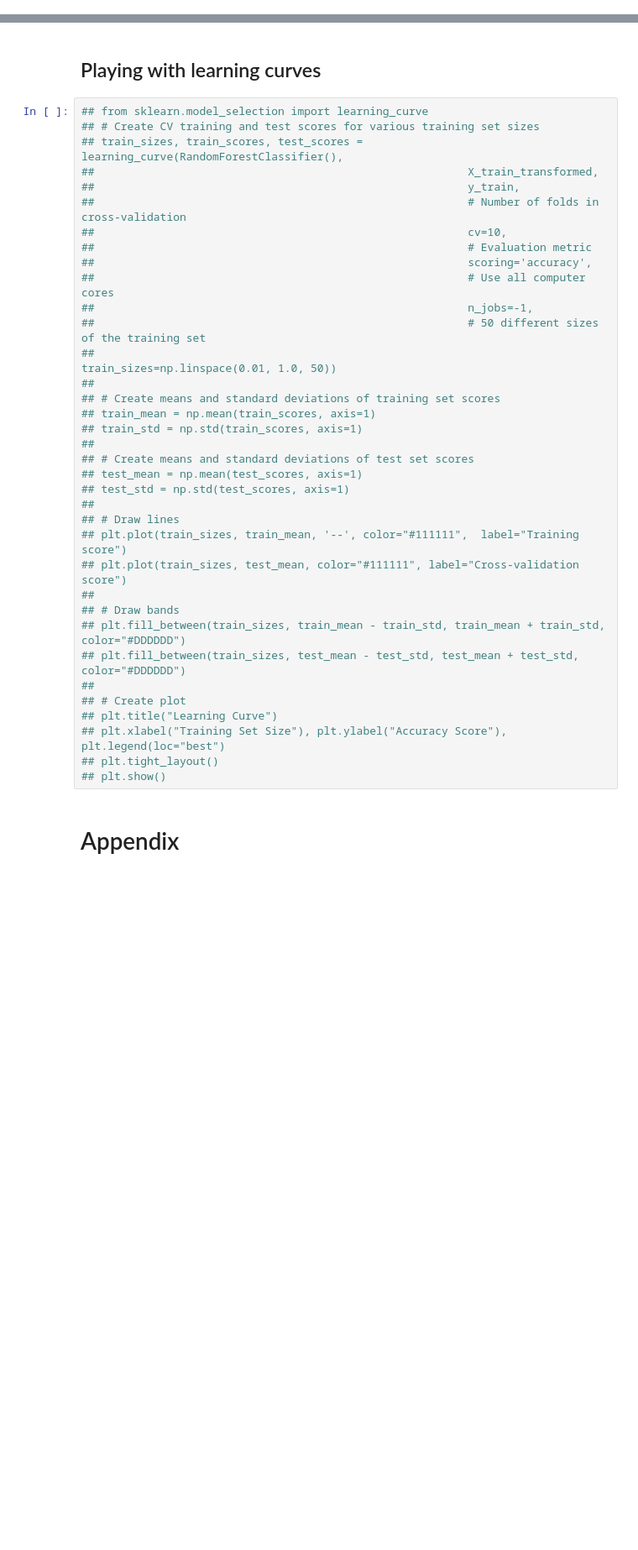
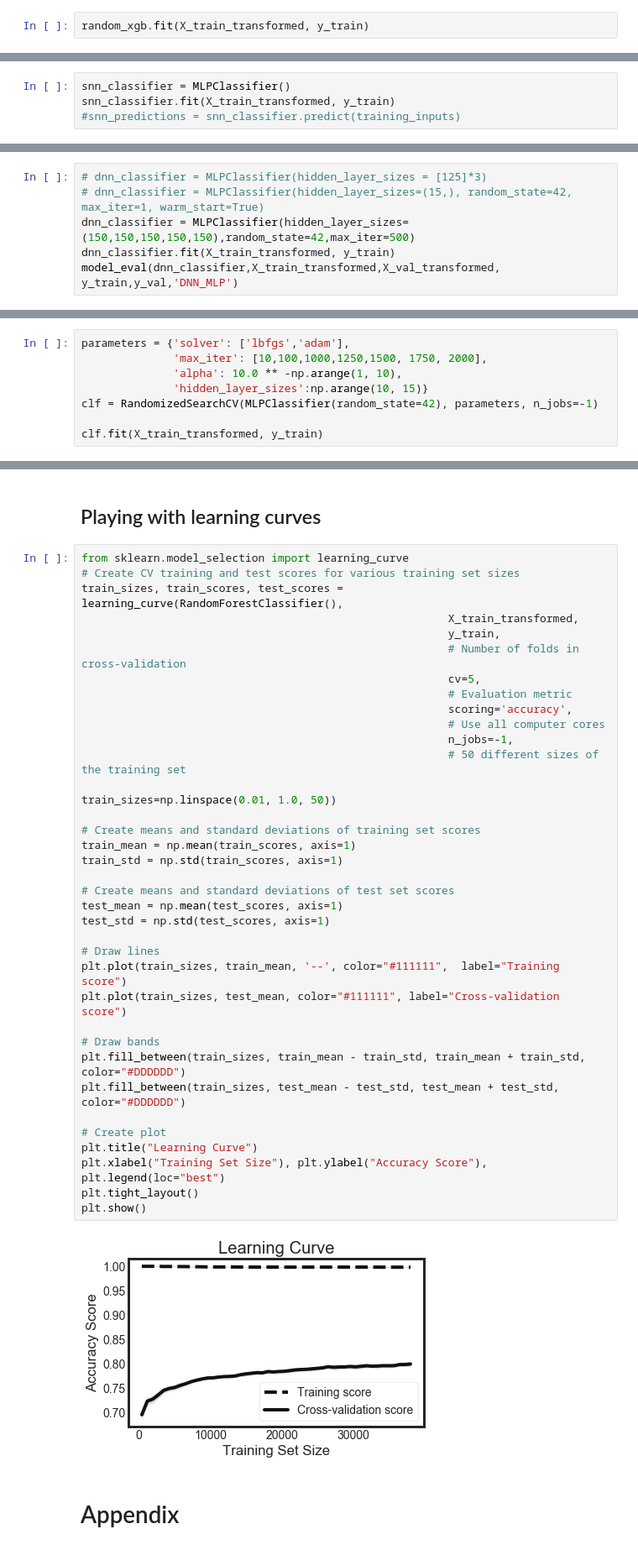
Before and after one commit to torben90/Capstone_NF_Waterpumps_Tanzania, a Jupyter notebook: PumpItUp_Predictive_Modeling.ipynb, the cells around one changed output, grey strips where cells are left out. Shown: that part at 84% size. Drawn from its saved outputs; the diff is of its cells as text; blank space fills up the shorter version.

```diff
--- a/PumpItUp_Predictive_Modeling.ipynb
+++ b/PumpItUp_Predictive_Modeling.ipynb
@@ -509,0 +706,2 @@ plot_result(df_eval)
+# %%
+random_xgb.fit(X_train_transformed, y_train)
@@ -509,0 +787,4 @@ plot_result(df_eval)
+# %%
+snn_classifier = MLPClassifier()
+snn_classifier.fit(X_train_transformed, y_train)
+#snn_predictions = snn_classifier.predict(training_inputs)
@@ -509,0 +822,6 @@ plot_result(df_eval)
+# %%
+# dnn_classifier = MLPClassifier(hidden_layer_sizes = [125]*3)
+# dnn_classifier = MLPClassifier(hidden_layer_sizes=(15,), random_state=42, max_iter=1, warm_start=True)
+dnn_classifier = MLPClassifier(hidden_layer_sizes=(150,150,150,150,150),random_state=42,max_iter=500)
+dnn_classifier.fit(X_train_transformed, y_train)
+model_eval(dnn_classifier,X_train_transformed,X_val_transformed, y_train,y_val,'DNN_MLP')
@@ -509,0 +848,8 @@ plot_result(df_eval)
+# %%
+parameters = {'solver': ['lbfgs','adam'],
+              'max_iter': [10,100,1000,1250,1500, 1750, 2000],
+              'alpha': 10.0 ** -np.arange(1, 10),
+              'hidden_layer_sizes':np.arange(10, 15)}
+clf = RandomizedSearchCV(MLPClassifier(random_state=42), parameters, n_jobs=-1)
+
+clf.fit(X_train_transformed, y_train)
@@ -510,40 +902,42 @@ plot_result(df_eval)
 # %% [markdown]
 ## Playing with learning curves
 # %%
-## from sklearn.model_selection import learning_curve
-## # Create CV training and test scores for various training set sizes
-## train_sizes, train_scores, test_scores = learning_curve(RandomForestClassifier(),
-##                                                         X_train_transformed,
-##                                                         y_train,
-##                                                         # Number of folds in cross-validation
-##                                                         cv=10,
-##                                                         # Evaluation metric
-##                                                         scoring='accuracy',
-##                                                         # Use all computer cores
-##                                                         n_jobs=-1,
-##                                                         # 50 different sizes of the training set
-##                                                         train_sizes=np.linspace(0.01, 1.0, 50))
-##
-## # Create means and standard deviations of training set scores
-## train_mean = np.mean(train_scores, axis=1)
-## train_std = np.std(train_scores, axis=1)
-##
-## # Create means and standard deviations of test set scores
-## test_mean = np.mean(test_scores, axis=1)
-## test_std = np.std(test_scores, axis=1)
-##
-## # Draw lines
-## plt.plot(train_sizes, train_mean, '--', color="#111111",  label="Training score")
-## plt.plot(train_sizes, test_mean, color="#111111", label="Cross-validation score")
-##
-## # Draw bands
-## plt.fill_between(train_sizes, train_mean - train_std, train_mean + train_std, color="#DDDDDD")
-## plt.fill_between(train_sizes, test_mean - test_std, test_mean + test_std, color="#DDDDDD")
-##
-## # Create plot
-## plt.title("Learning Curve")
-## plt.xlabel("Training Set Size"), plt.ylabel("Accuracy Score"), plt.legend(loc="best")
-## plt.tight_layout()
-## plt.show()
+from sklearn.model_selection import learning_curve
+# Create CV training and test scores for various training set sizes
+train_sizes, train_scores, test_scores = learning_curve(RandomForestClassifier(),
+                                                        X_train_transformed,
+                                                        y_train,
+                                                        # Number of folds in cross-validation
+                                                        cv=5,
+                                                        # Evaluation metric
+                                                        scoring='accuracy',
+                                                        # Use all computer cores
+                                                        n_jobs=-1,
+                                                        # 50 different sizes of the training set
+                                                        train_sizes=np.linspace(0.01, 1.0, 50))
+
+# Create means and standard deviations of training set scores
+train_mean = np.mean(train_scores, axis=1)
+train_std = np.std(train_scores, axis=1)
+
+# Create means and standard deviations of test set scores
+test_mean = np.mean(test_scores, axis=1)
+test_std = np.std(test_scores, axis=1)
+
+# Draw lines
+plt.plot(train_sizes, train_mean, '--', color="#111111",  label="Training score")
+plt.plot(train_sizes, test_mean, color="#111111", label="Cross-validation score")
+
+# Draw bands
+plt.fill_between(train_sizes, train_mean - train_std, train_mean + train_std, color="#DDDDDD")
+plt.fill_between(train_sizes, test_mean - test_std, test_mean + test_std, color="#DDDDDD")
+
+# Create plot
+plt.title("Learning Curve")
+plt.xlabel("Training Set Size"), plt.ylabel("Accuracy Score"), plt.legend(loc="best")
+plt.tight_layout()
+plt.show()
+# %% [output]
+[figure, added]
 # %% [markdown]
 # Appendix
```
Also changed, not shown: parts of 50 cells of this notebook, 1 other file.
